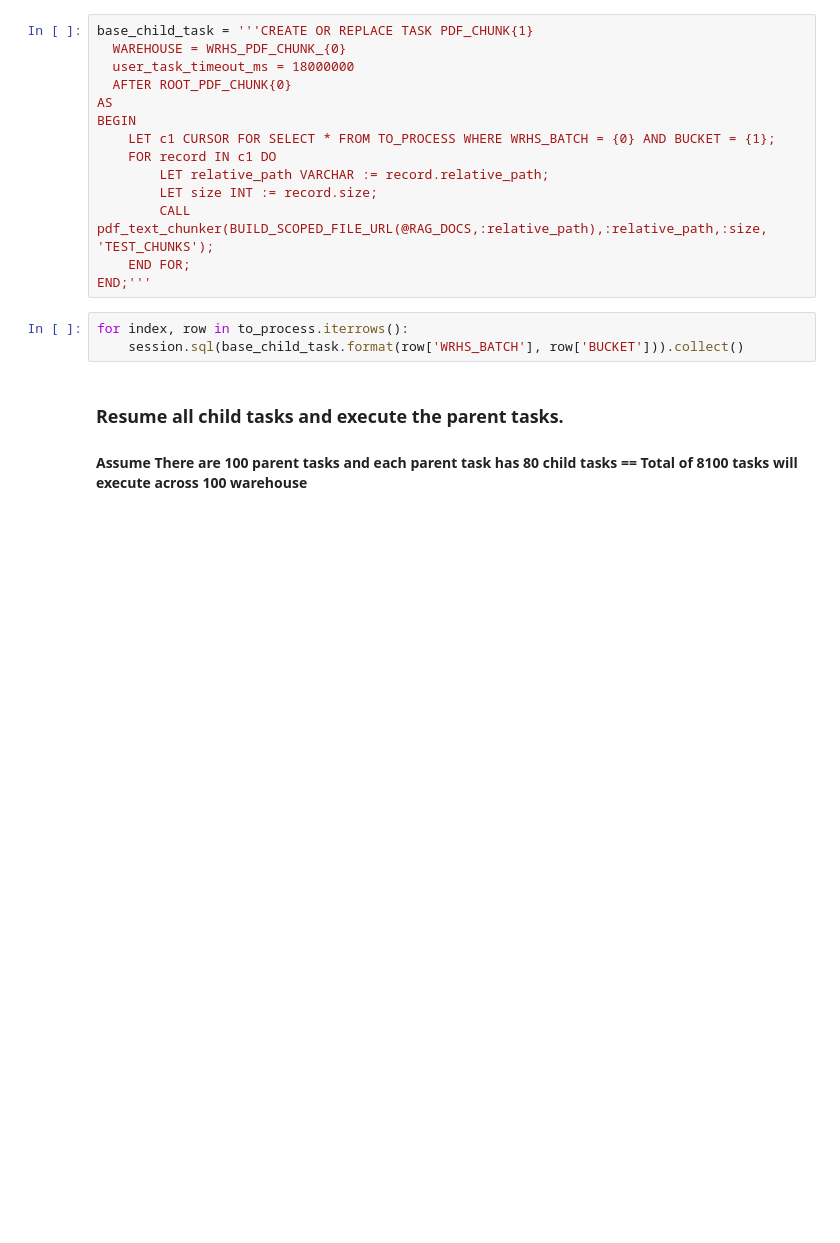
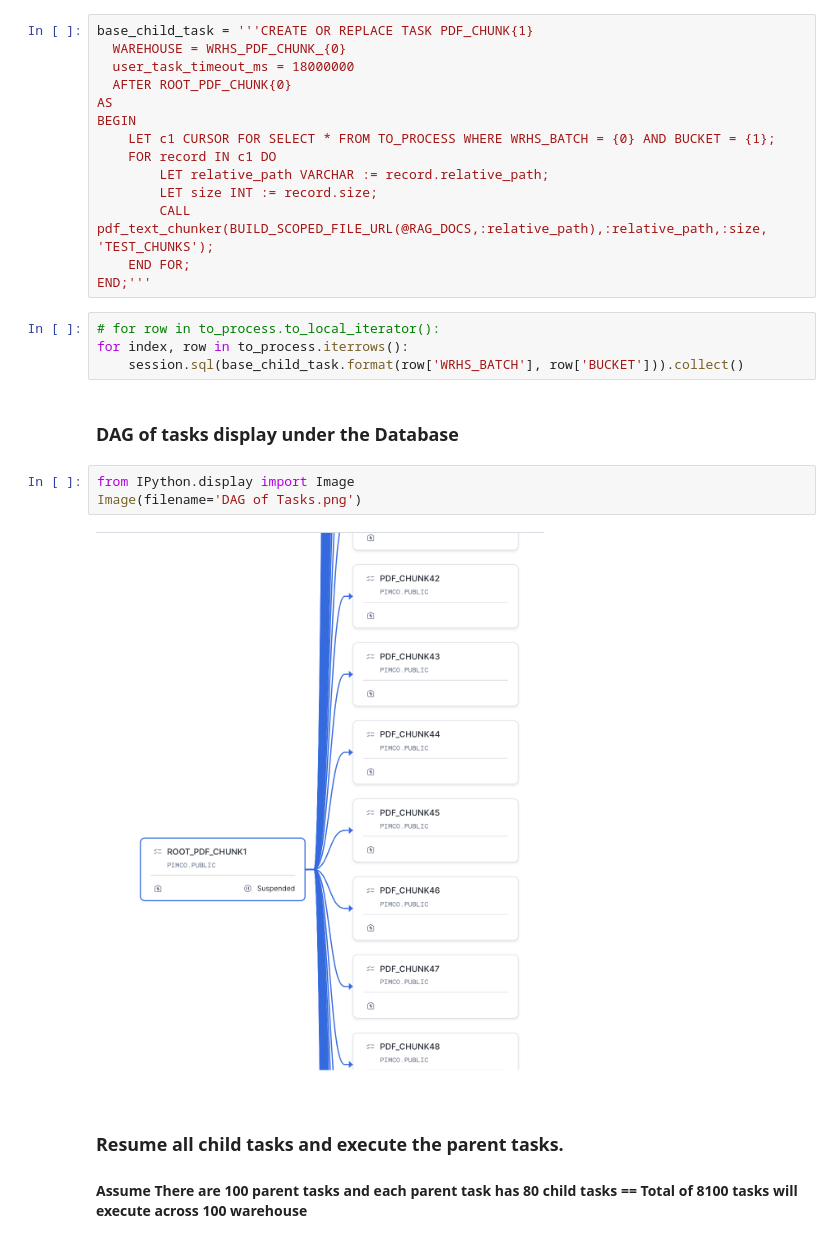
Before and after one commit to sfc-gh-knadadur/snowpark-use-cases, a Jupyter notebook: Multiple Embeddings Load/Parallel Embeddings Load.ipynb, the cells around one changed output. Drawn from its saved outputs; the diff is of its cells as text; blank space fills up the shorter version.

```diff
--- a/Multiple Embeddings Load/Parallel Embeddings Load.ipynb
+++ b/Multiple Embeddings Load/Parallel Embeddings Load.ipynb
@@ -169,8 +174,16 @@ BEGIN
     END FOR;
 END;'''
 # %%
+# for row in to_process.to_local_iterator():
 for index, row in to_process.iterrows():
     session.sql(base_child_task.format(row['WRHS_BATCH'], row['BUCKET'])).collect()
+# %% [markdown]
+### DAG of tasks display under the Database
+# %%
+from IPython.display import Image
+Image(filename='DAG of Tasks.png')
+# %% [output]
+[figure, added]
 # %% [markdown]
 ### Resume all child tasks and execute the parent tasks.
 #### Assume There are 100 parent tasks and each parent task has 80 child tasks == Total of 8100 tasks will execute across 100 warehouse
```
Also changed, not shown: parts of 14 cells of this notebook, 3 other files.
